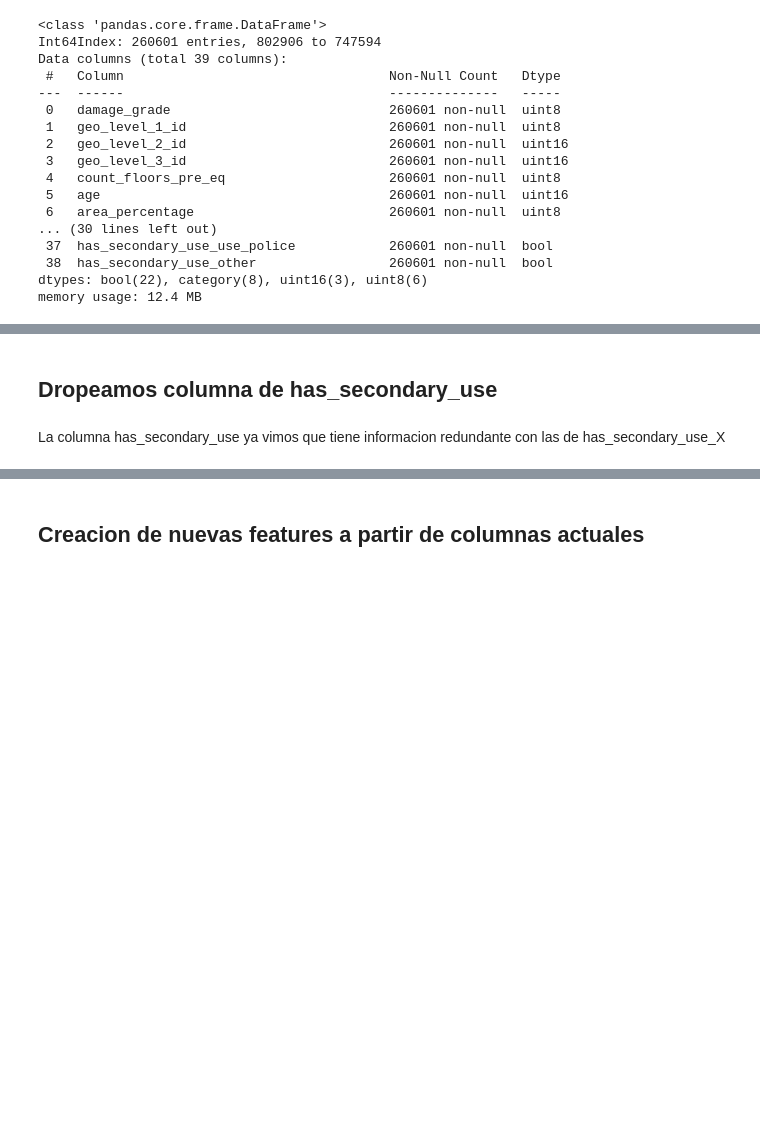
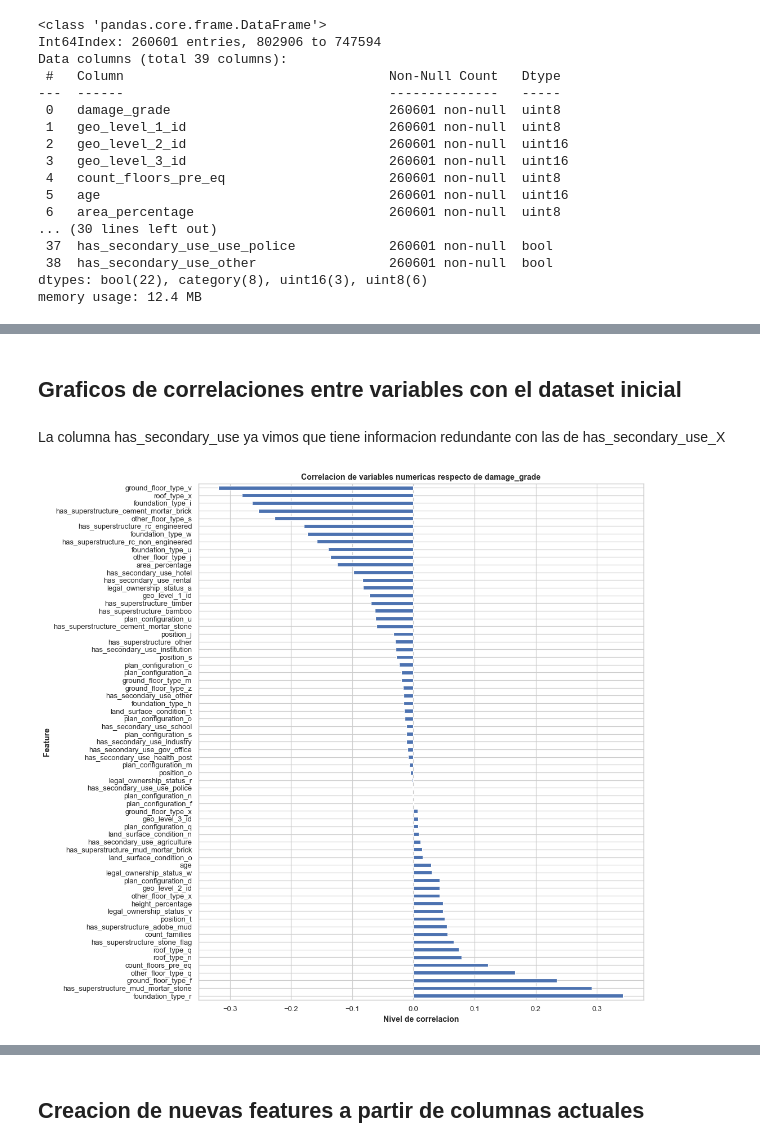
Before and after one commit to FacuMastri/richters-predictor-earthquake, a Jupyter notebook: tp2/feature-engineering.ipynb, the cells around one changed output, grey strips where cells are left out. Drawn from its saved outputs; the diff is of its cells as text; code cells hidden in the pictures; blank space fills up the shorter version.

```diff
--- a/tp2/feature-engineering.ipynb
+++ b/tp2/feature-engineering.ipynb
@@ -91,6 +91,6 @@ cant_familias_por_altura                  0
 dtype: int64
 # %% [markdown]
-## Dropeamos columna de has_secondary_use
+## Graficos de correlaciones entre variables con el dataset inicial
 # %% [markdown]
 La columna has_secondary_use ya vimos que tiene informacion redundante con las de has_secondary_use_X
 # %%
@@ -99,3 +99,19 @@ def drop_features_redundantes(df, features):
 # %%
 features_redundantes = ['has_secondary_use']
 drop_features_redundantes(df_buildings, features_redundantes)
+# %%
+# Correlacion negativa --> una variable decrece mientras la otra crece o viceversa
+# Correlacion positiva --> una varibale crece mientras la otra tambien, o las dos decrecen.
+
+# Paso las features categoricas como columnas booleanas
+features_categoricos = df_buildings.select_dtypes(include=['category']).columns.tolist()
+df_con_categoricos = pd.get_dummies(df_buildings, prefix_sep='_', columns=features_categoricos, drop_first=False)
+
+plt.figure(figsize=(12,14), dpi=85)
+plt.title("Correlacion de variables numericas respecto de damage_grade", weight='bold')
+df_con_categoricos.corr()['damage_grade'].drop('damage_grade').sort_values(ascending=False).plot.barh()
+plt.ylabel('Feature', weight='bold')
+plt.xlabel("Nivel de correlacion", weight='bold')
+plt.show()
+# %% [output]
+[figure, added]
```
Also changed, not shown: parts of 9 cells of this notebook, 1 other file.
